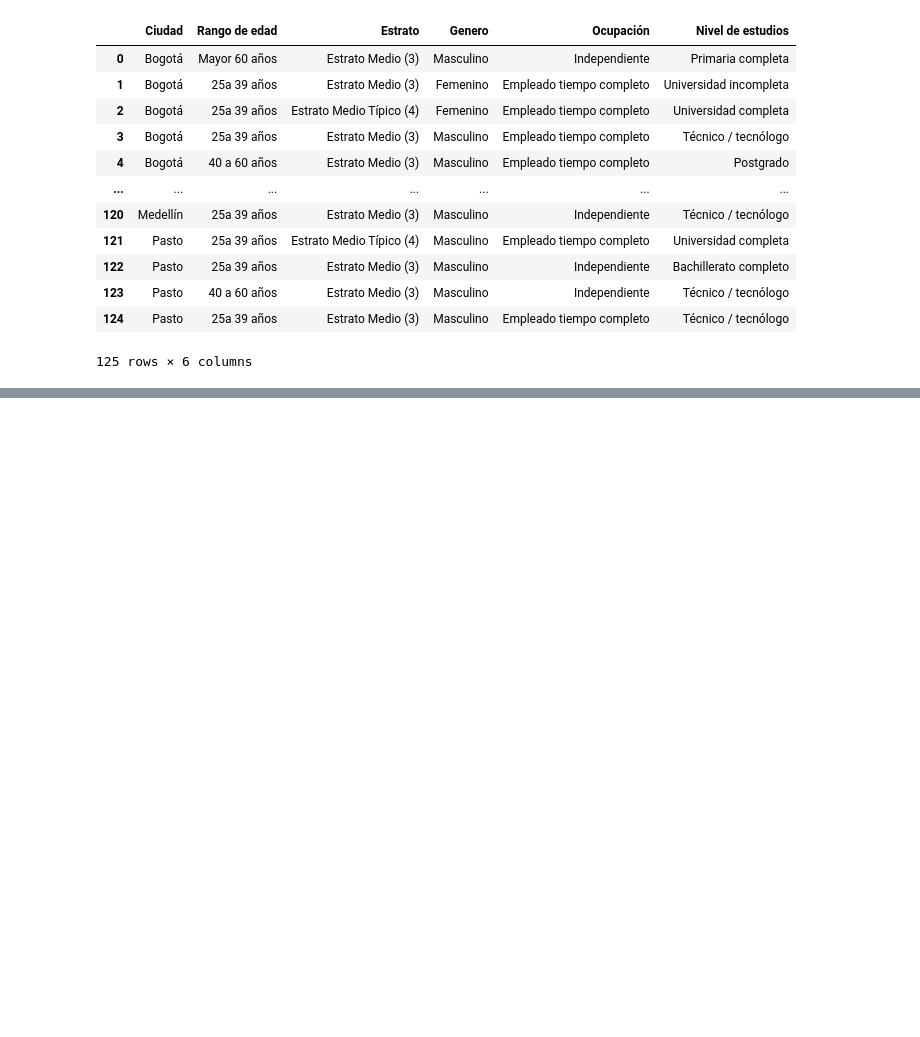
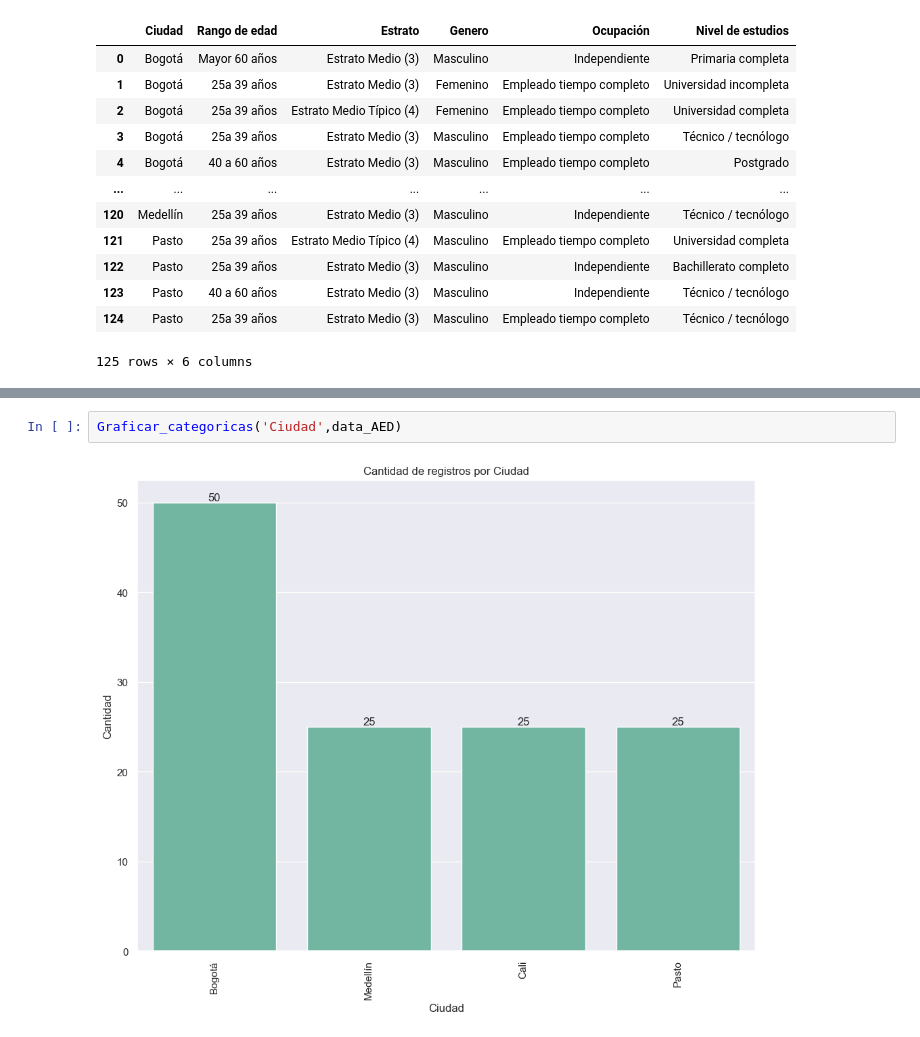
Before and after one commit to LordOnion88/MAD, a Jupyter notebook: Marketing Analytics/Clustering/CRISP DM SEGUROS AUTOS.ipynb, the cells around one changed output, grey strips where cells are left out. Drawn from its saved outputs; the diff is of its cells as text; blank space fills up the shorter version.

```diff
--- a/Marketing Analytics/Clustering/CRISP DM SEGUROS AUTOS.ipynb
+++ b/Marketing Analytics/Clustering/CRISP DM SEGUROS AUTOS.ipynb
@@ -82,0 +89,4 @@ for x in data_AED.columns:
+# %%
+Graficar_categoricas('Ciudad',data_AED)
+# %% [output]
+[figure, added]
```
Also changed, not shown: parts of 14 cells of this notebook, 1 other file.
